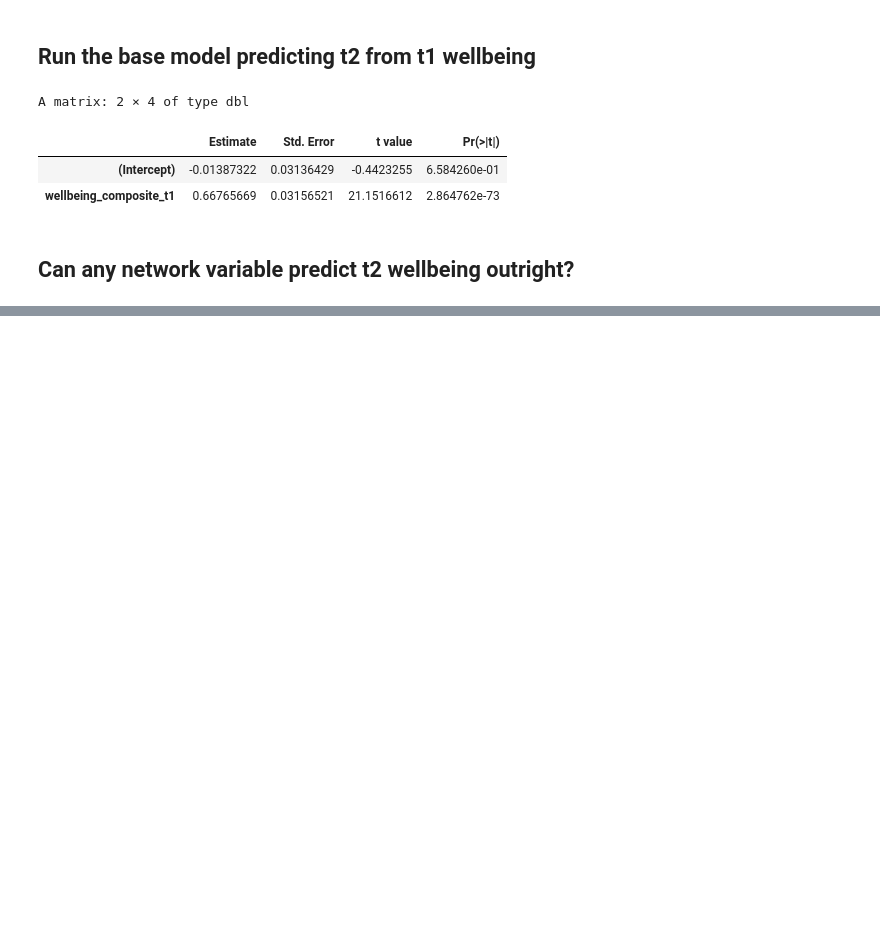
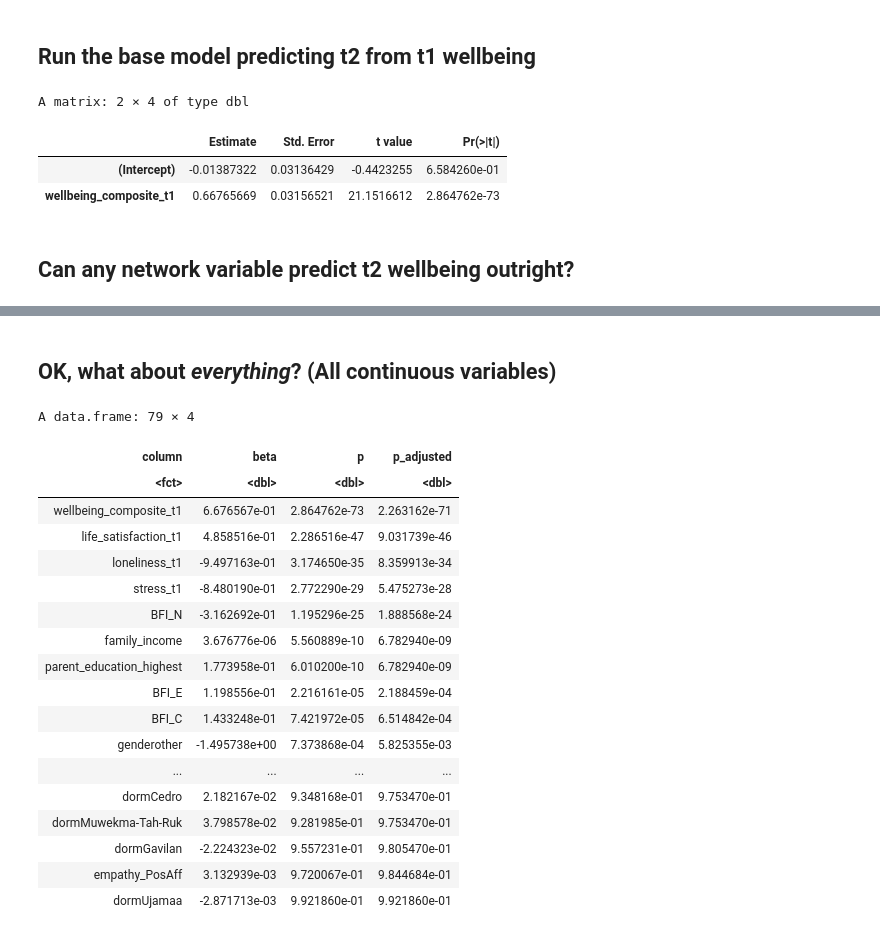
Before and after one commit to snlstanford/Communities-Project, a Jupyter notebook: analysis/2019/Analysis - Network statistics do not predict t2 wellbeing, and thus cannot mediate anything.ipynb, the cells around one changed output, grey strips where cells are left out. Cells and saved outputs as stored; diff of their text form; code cells hidden in the pictures; blank space fills up the shorter version.

```diff
--- a/analysis/2019/Analysis - Network statistics do not predict t2 wellbeing, and thus cannot mediate anything.ipynb
+++ b/analysis/2019/Analysis - Network statistics do not predict t2 wellbeing, and thus cannot mediate anything.ipynb
@@ -85,0 +105,41 @@ A data.frame: 40 × 4
+# %% [markdown]
+## OK, what about *everything*? (All continuous variables)
+# %%
+frame = NULL
+for (col in names(df)) {
+    if (!(endsWith(col, 't2'))) {
+        model = lm(as.formula(paste('wellbeing_composite_t2 ~', col)), df)
+        params = summary(model)$coefficients
+        for (i in 2:length(row.names(params))) {
+            b = params[i, 1]
+            p = params[i, 4]
+            frame = rbind(frame, c(row.names(params)[i], b, p))
+        }
+    }
+}
+frame = as.data.frame(frame)
+names(frame) = c('column', 'beta', 'p')
+frame$beta = as.numeric(as.character(frame$beta))
+frame$p = as.numeric(as.character(frame$p))
+frame$p_adjusted = p.adjust(frame$p, method="BH")
+frame %>% arrange(p_adjusted)
+# %% [output]
+A data.frame: 79 × 4
+| column | beta | p | p_adjusted |
+| <fct> | <dbl> | <dbl> | <dbl> |
+| wellbeing_composite_t1 | 6.676567e-01 | 2.864762e-73 | 2.263162e-71 |
+| life_satisfaction_t1 | 4.858516e-01 | 2.286516e-47 | 9.031739e-46 |
+| loneliness_t1 | -9.497163e-01 | 3.174650e-35 | 8.359913e-34 |
+| stress_t1 | -8.480190e-01 | 2.772290e-29 | 5.475273e-28 |
+| BFI_N | -3.162692e-01 | 1.195296e-25 | 1.888568e-24 |
+| family_income | 3.676776e-06 | 5.560889e-10 | 6.782940e-09 |
+| parent_education_highest | 1.773958e-01 | 6.010200e-10 | 6.782940e-09 |
+| BFI_E | 1.198556e-01 | 2.216161e-05 | 2.188459e-04 |
+| BFI_C | 1.433248e-01 | 7.421972e-05 | 6.514842e-04 |
+| genderother | -1.495738e+00 | 7.373868e-04 | 5.825355e-03 |
+| ... | ... | ... | ... |
+| dormCedro | 2.182167e-02 | 9.348168e-01 | 9.753470e-01 |
+| dormMuwekma-Tah-Ruk | 3.798578e-02 | 9.281985e-01 | 9.753470e-01 |
+| dormGavilan | -2.224323e-02 | 9.557231e-01 | 9.805470e-01 |
+| empathy_PosAff | 3.132939e-03 | 9.720067e-01 | 9.844684e-01 |
+| dormUjamaa | -2.871713e-03 | 9.921860e-01 | 9.921860e-01 |
```
Also changed, not shown: parts of 4 cells of this notebook.
